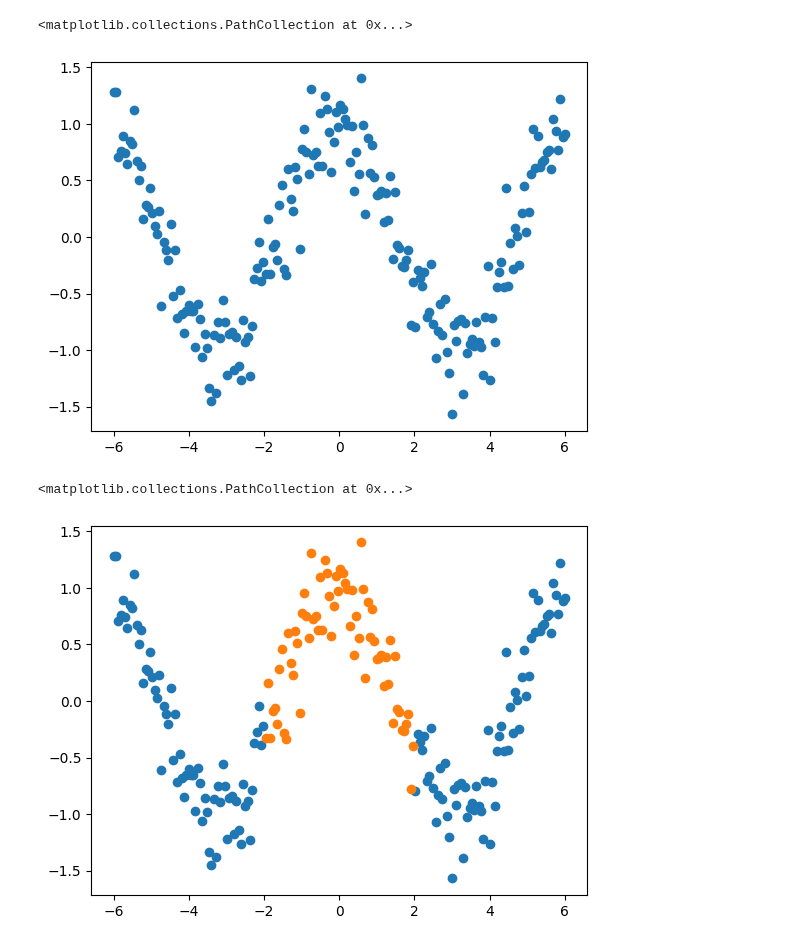
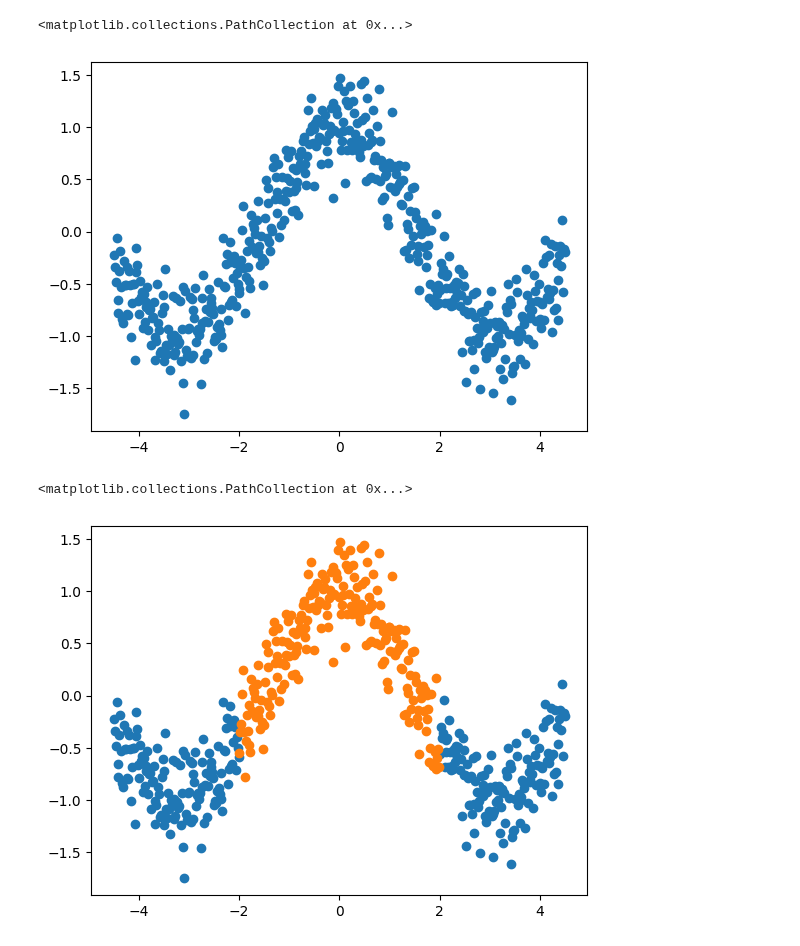
Before and after one commit to ElouanARGOUARCH/experiments, a Jupyter notebook: Untitled.ipynb, the cells around one changed output. Saved outputs shown, nothing was run; the diff lists cells and outputs as text; code cells hidden in the pictures.

```diff
--- a/Untitled.ipynb
+++ b/Untitled.ipynb
@@ -3,12 +3,12 @@ import torch
 import matplotlib.pyplot as plt
 from markov_chain_monte_carlo import *
 # %%
-D_theta = torch.linspace(-6,6,200)
+D_theta = torch.linspace(-4.5,4.5,500)
 D_x = torch.cos(D_theta) + 0.25 * torch.randn_like(D_theta)
 plt.scatter(D_theta, D_x)
 # %% [output]
 <matplotlib.collections.PathCollection at 0x...>
-[figure, old version]
+[figure, new version]
 # %%
 mask = ~(~(torch.abs(D_x)>0.5)*~(torch.abs(D_theta)>2))
 mask = torch.abs(D_theta)>2
@@ -16,7 +16,7 @@ plt.scatter(D_theta[mask], D_x[mask])
 plt.scatter(D_theta[~mask], D_x[~mask])
 # %% [output]
 <matplotlib.collections.PathCollection at 0x...>
-[figure, old version]
+[figure, new version]
 # %%
 x0 = D_x[~mask]
 # %%
```
Also changed, not shown: parts of 6 cells of this notebook, 12 other files.
